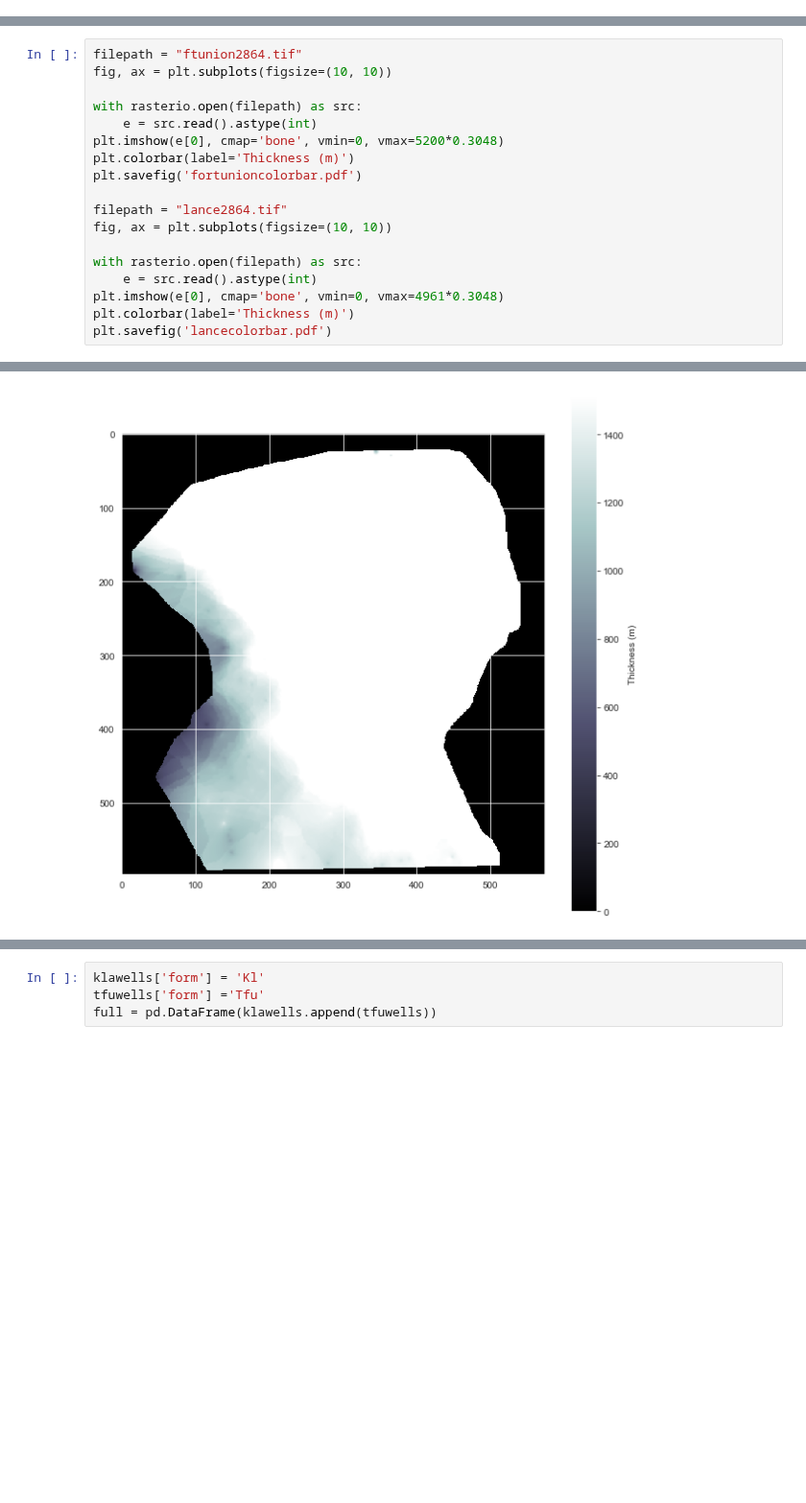
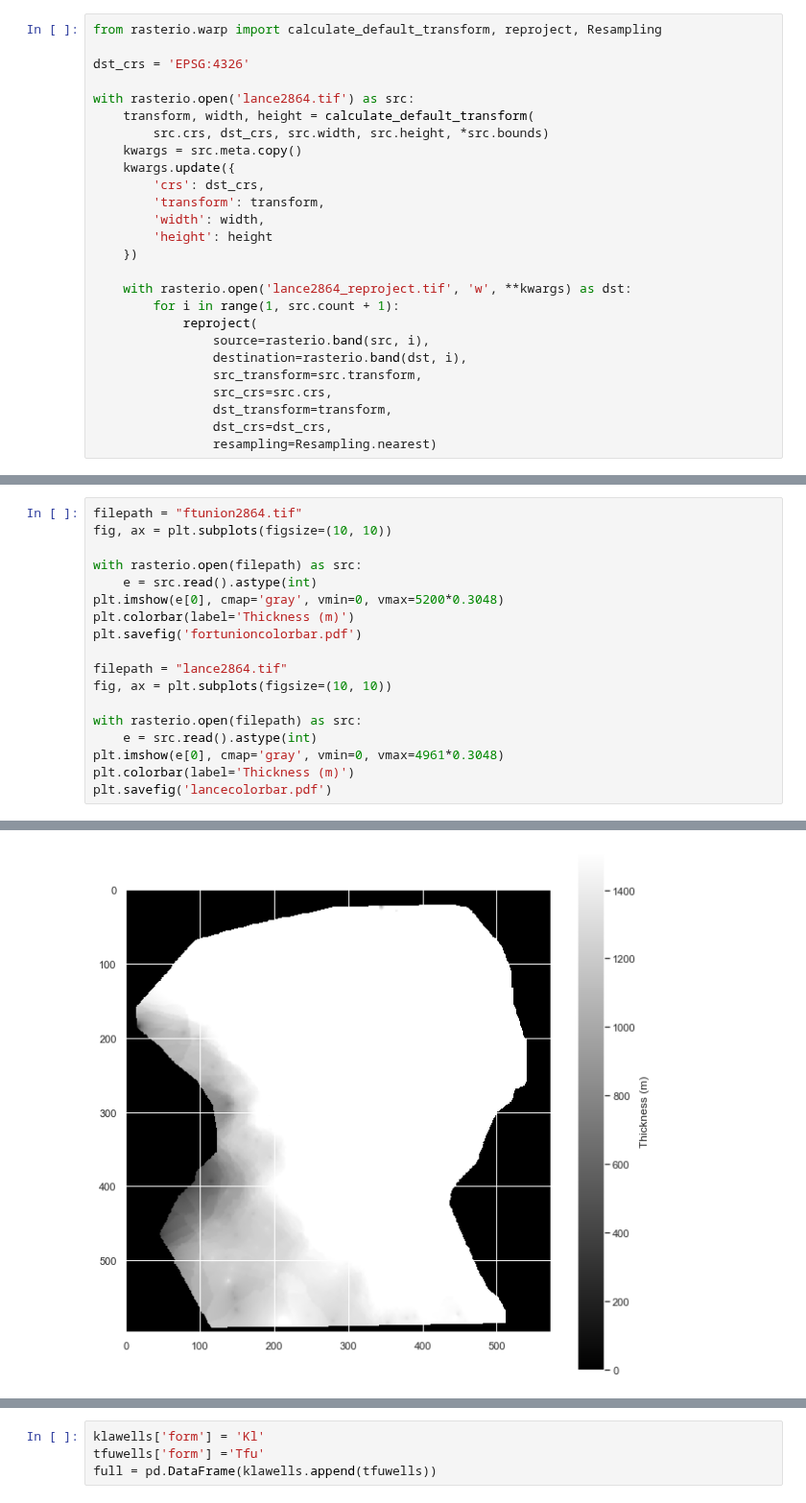
Before and after one commit to jessepisel/stratal-geometries, a Jupyter notebook: spatial figures.ipynb, the cells around one changed output, grey strips where cells are left out. Shown at 96% size. Saved outputs shown, nothing was run; the diff lists cells and outputs as text; blank space fills up the shorter version.

```diff
--- a/spatial figures.ipynb
+++ b/spatial figures.ipynb
@@ -33,0 +30,26 @@ e[0].max()
+# %%
+from rasterio.warp import calculate_default_transform, reproject, Resampling
+
+dst_crs = 'EPSG:4326'
+
+with rasterio.open('lance2864.tif') as src:
+    transform, width, height = calculate_default_transform(
+        src.crs, dst_crs, src.width, src.height, *src.bounds)
+    kwargs = src.meta.copy()
+    kwargs.update({
+        'crs': dst_crs,
+        'transform': transform,
+        'width': width,
+        'height': height
+    })
+
+    with rasterio.open('lance2864_reproject.tif', 'w', **kwargs) as dst:
+        for i in range(1, src.count + 1):
+            reproject(
+                source=rasterio.band(src, i),
+                destination=rasterio.band(dst, i),
+                src_transform=src.transform,
+                src_crs=src.crs,
+                dst_transform=transform,
+                dst_crs=dst_crs,
+                resampling=Resampling.nearest)
@@ -37,7 +62,7 @@ fig, ax = plt.subplots(figsize=(10, 10))
 
 with rasterio.open(filepath) as src:
     e = src.read().astype(int)
-plt.imshow(e[0], cmap='bone', vmin=0, vmax=5200*0.3048)
+plt.imshow(e[0], cmap='gray', vmin=0, vmax=5200*0.3048)
 plt.colorbar(label='Thickness (m)')
 plt.savefig('fortunioncolorbar.pdf')
 
@@ -46,7 +71,7 @@ fig, ax = plt.subplots(figsize=(10, 10))
 
 with rasterio.open(filepath) as src:
     e = src.read().astype(int)
-plt.imshow(e[0], cmap='bone', vmin=0, vmax=4961*0.3048)
+plt.imshow(e[0], cmap='gray', vmin=0, vmax=4961*0.3048)
 plt.colorbar(label='Thickness (m)')
 plt.savefig('lancecolorbar.pdf')
 # %% [output]
@@ -54,2 +79,2 @@ plt.savefig('lancecolorbar.pdf')
-[figure, old version]
+[figure, new version]
 # %%
```
Also changed, not shown: parts of 26 cells of this notebook, 11 other files.
